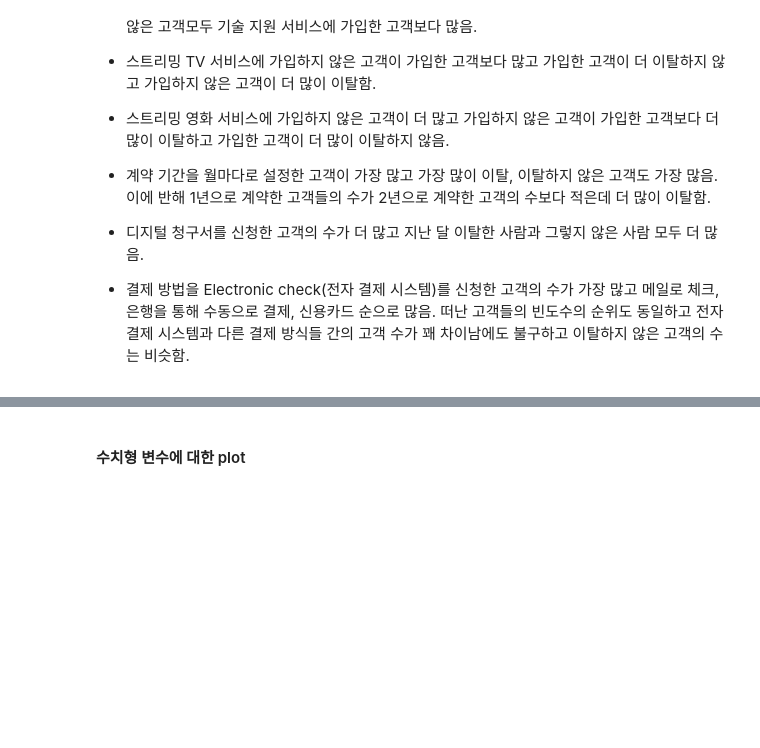
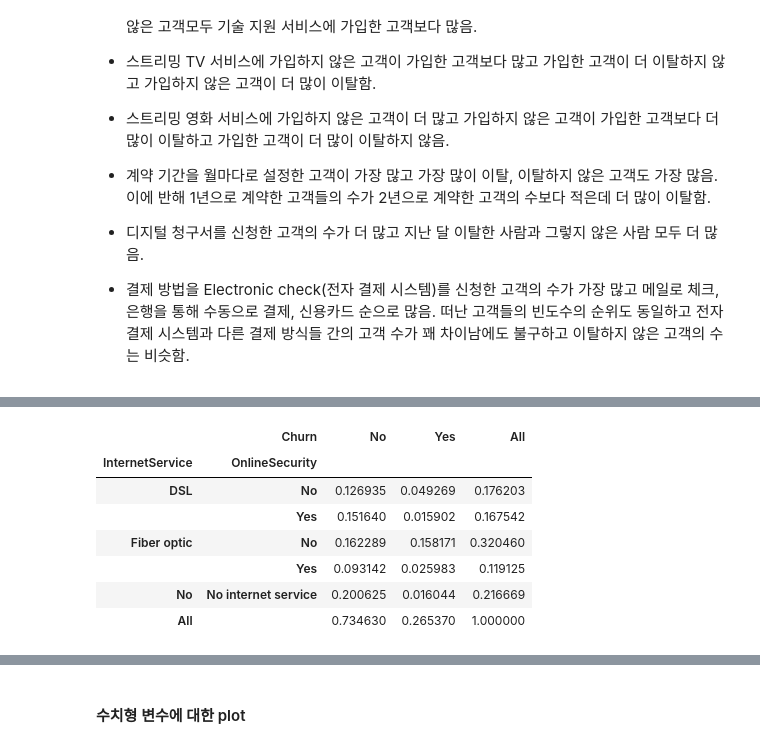
Before and after one commit to parkseonga/Kaggle_EDA, a Jupyter notebook: Practical training/Telco Customer.ipynb, the cells around one changed output, grey strips where cells are left out. Saved outputs shown, nothing was run; the diff lists cells and outputs as text; code cells hidden in the pictures; blank space fills up the shorter version.

```diff
--- a/Practical training/Telco Customer.ipynb
+++ b/Practical training/Telco Customer.ipynb
@@ -280,0 +383,11 @@ plt.show()
+# %%
+pd.crosstab([df.InternetService,df.OnlineSecurity],df.Churn,margins=True,normalize=True).style.background_gradient(cmap='summer_r')
+# %% [output]
+|  | Churn | No | Yes | All |
+| InternetService | OnlineSecurity |  |  |  |
+| DSL | No | 0.126935 | 0.049269 | 0.176203 |
+|  | Yes | 0.151640 | 0.015902 | 0.167542 |
+| Fiber optic | No | 0.162289 | 0.158171 | 0.320460 |
+|  | Yes | 0.093142 | 0.025983 | 0.119125 |
+| No | No internet service | 0.200625 | 0.016044 | 0.216669 |
+| All |  | 0.734630 | 0.265370 | 1.000000 |
```
Also changed, not shown: parts of 26 cells of this notebook.
